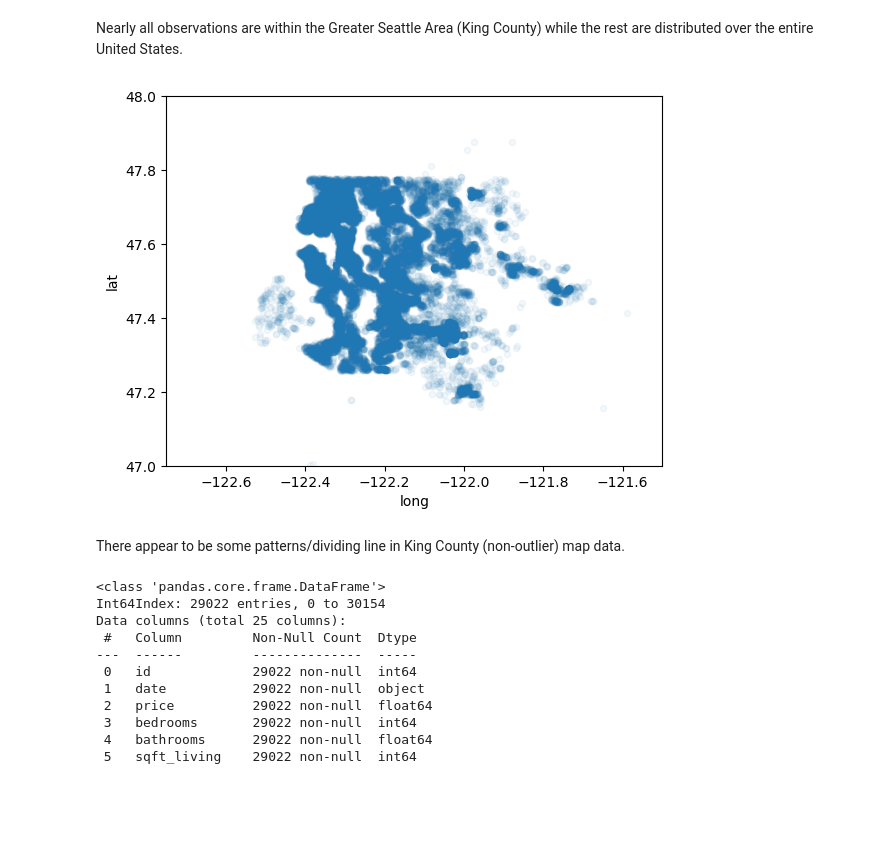
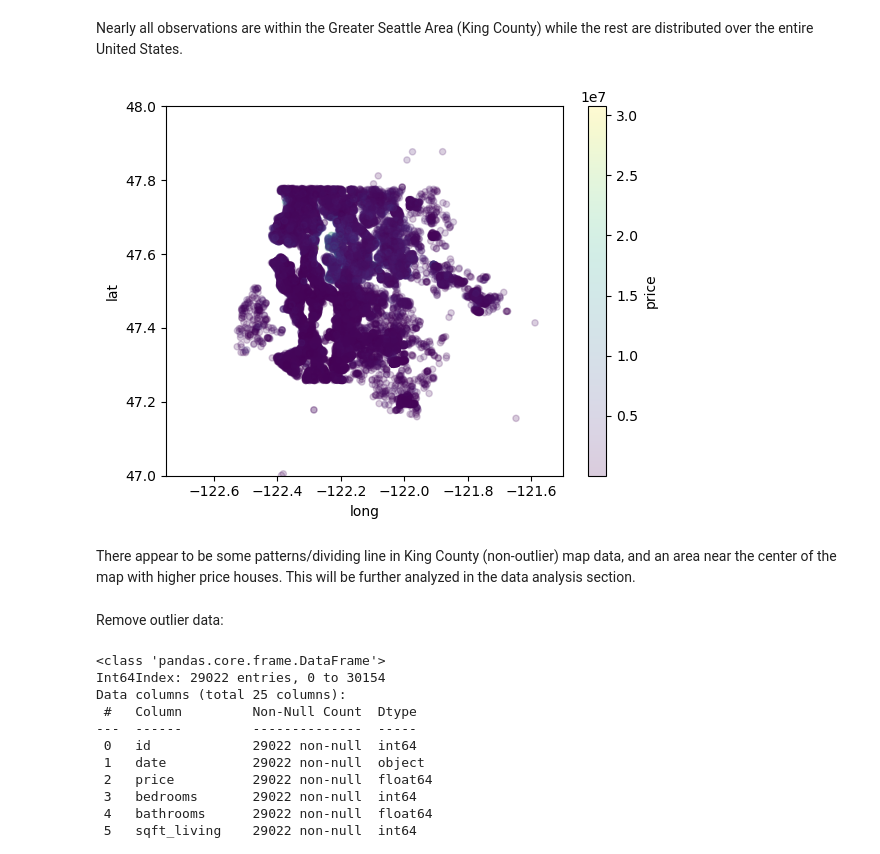
Before and after one commit to jmarksk/RealEstateProject2, a Jupyter notebook: Real_estate_notebook.ipynb, the cells around one changed output. Saved outputs shown, nothing was run; the diff lists cells and outputs as text; code cells hidden in the pictures; blank space fills up the shorter version.

```diff
--- a/Real_estate_notebook.ipynb
+++ b/Real_estate_notebook.ipynb
@@ -34,11 +34,15 @@ data.plot(kind = 'scatter', x = "long", y="lat", alpha=.05)
 Nearly all observations are within the Greater Seattle Area (King County) while the rest are distributed over the entire United States.
 # %%
 fig, ax = (15,5)
-data.plot(kind = 'scatter', x = "long", y="lat", alpha=.05)
+data.plot.scatter('long', 'lat',
+                  c = 'price',
+                  colormap = 'viridis', alpha=.2)
 plt.ylim(47,48)
 plt.xlim(-122.75,-121.5);
 # %% [output]
-[figure, old version]
+[figure, new version]
 # %% [markdown]
-There appear to be some patterns/dividing line in King County (non-outlier) map data.
+There appear to be some patterns/dividing line in King County (non-outlier) map data, and an area near the center of the map with higher price houses.  This will be further analyzed in the data analysis section.
+# %% [markdown]
+Remove outlier data:
 # %%
```
Also changed, not shown: parts of 91 cells of this notebook, 3 other files.
